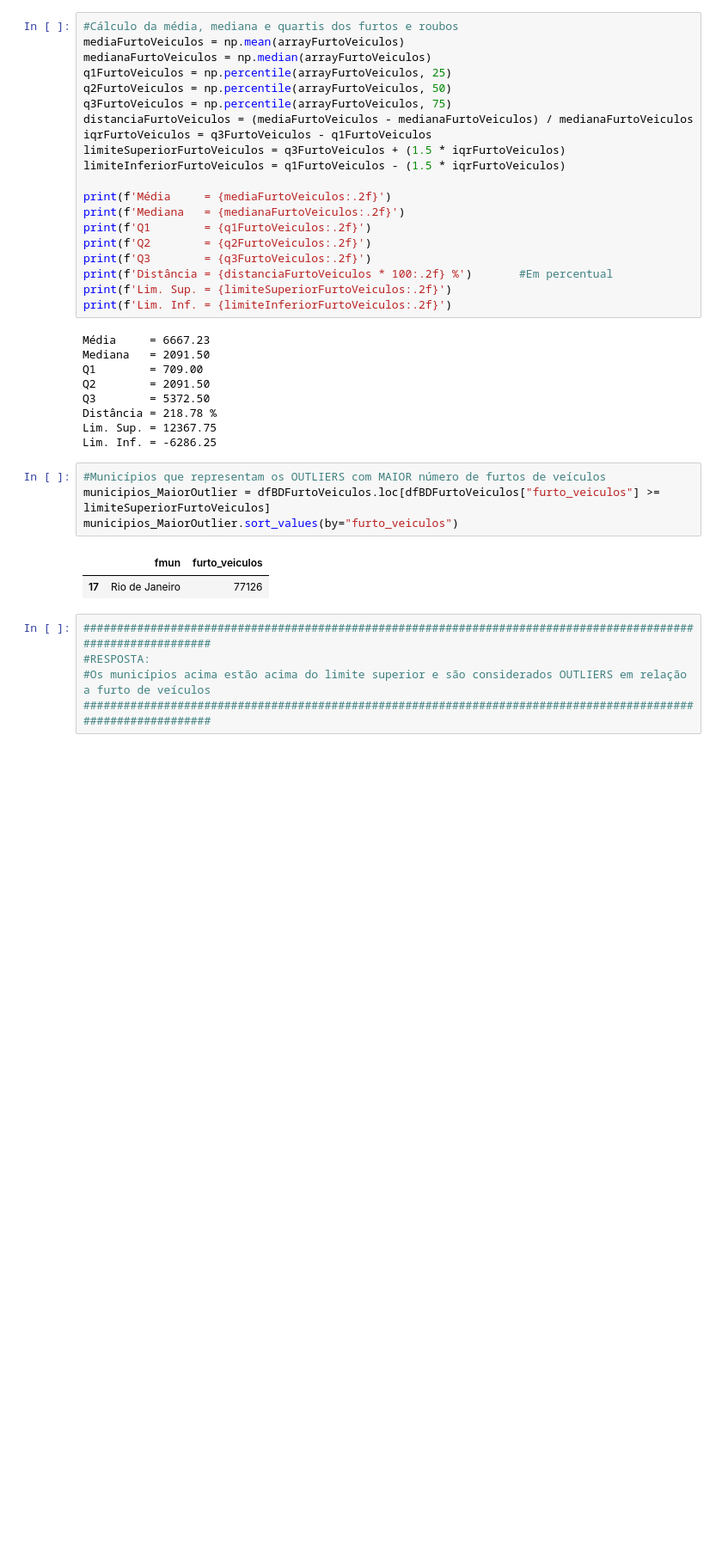
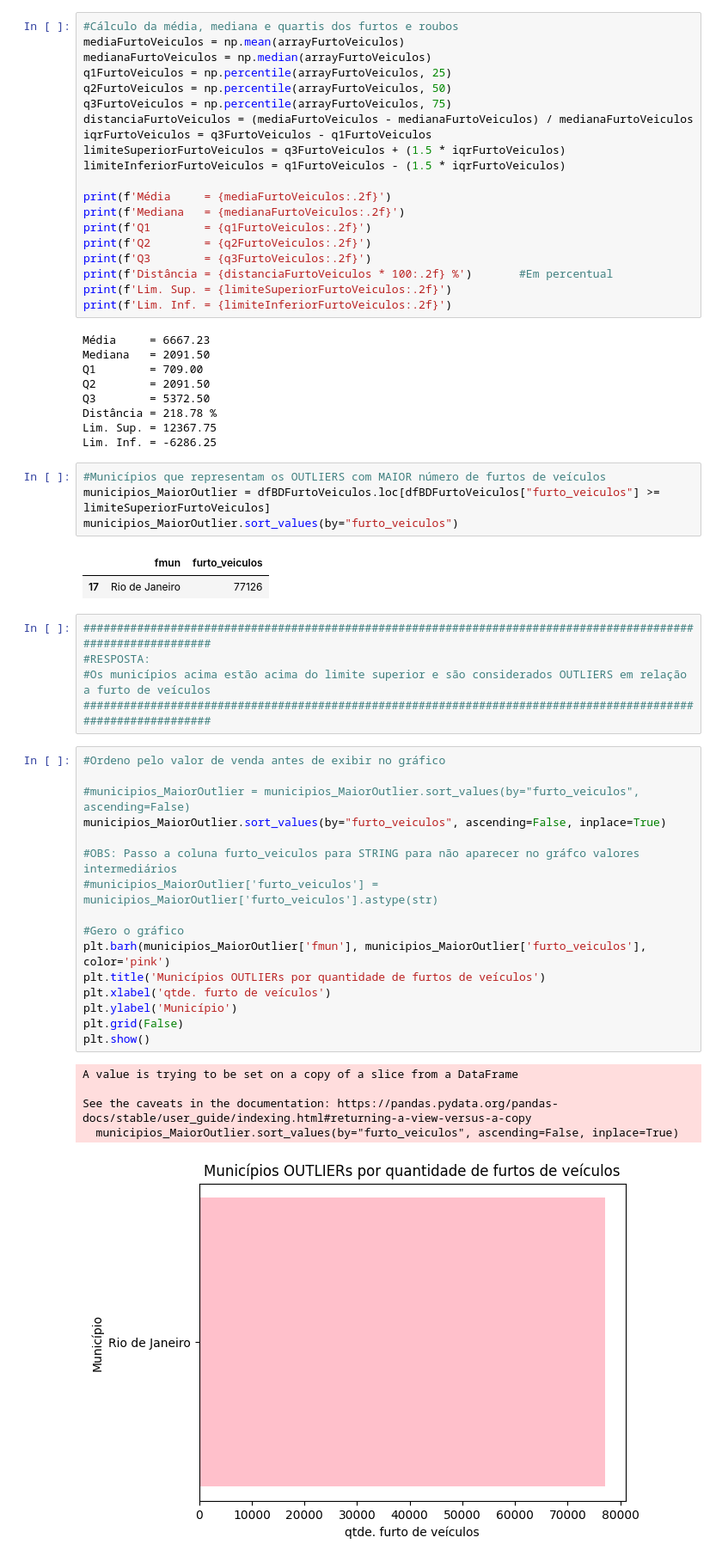
Before and after one commit to pjunior77/Repo_Senac_BigData, a Jupyter notebook: Aula14_AtividadePraticaMunicipio.ipynb, the cells around one changed output. Shown at 86% size. Saved outputs shown, nothing was run; the diff lists cells and outputs as text; blank space fills up the shorter version.

```diff
--- a/Aula14_AtividadePraticaMunicipio.ipynb
+++ b/Aula14_AtividadePraticaMunicipio.ipynb
@@ -138,3 +125,25 @@ municipios_MaiorOutlier.sort_values(by="furto_veiculos")
 #RESPOSTA:
 #Os municípios acima estão acima do limite superior e são considerados OUTLIERS em relação a furto de veículos
 ##############################################################################################################
+# %%
+#Ordeno pelo valor de venda antes de exibir no gráfico
+
+#municipios_MaiorOutlier = municipios_MaiorOutlier.sort_values(by="furto_veiculos", ascending=False)
+municipios_MaiorOutlier.sort_values(by="furto_veiculos", ascending=False, inplace=True)
+
+#OBS: Passo a coluna furto_veiculos para STRING para não aparecer no gráfco valores intermediários
+#municipios_MaiorOutlier['furto_veiculos'] = municipios_MaiorOutlier['furto_veiculos'].astype(str)
+
+#Gero o gráfico
+plt.barh(municipios_MaiorOutlier['fmun'], municipios_MaiorOutlier['furto_veiculos'], color='pink')
+plt.title('Municípios OUTLIERs por quantidade de furtos de veículos')
+plt.xlabel('qtde. furto de veículos')
+plt.ylabel('Município')
+plt.grid(False)
+plt.show()
+# %% [output]
+A value is trying to be set on a copy of a slice from a DataFrame
+
+See the caveats in the documentation: https://pandas.pydata.org/pandas-docs/stable/user_guide/indexing.html#returning-a-view-versus-a-copy
+  municipios_MaiorOutlier.sort_values(by="furto_veiculos", ascending=False, inplace=True)
+[figure, added]
```
Also changed, not shown: parts of 2 cells of this notebook, 6 other files.
